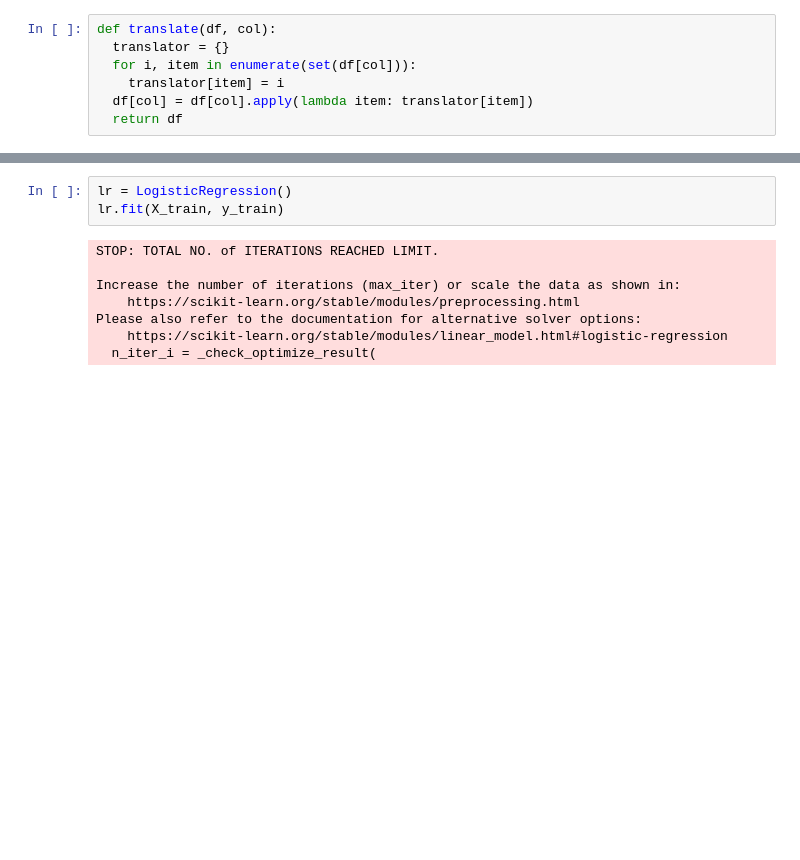
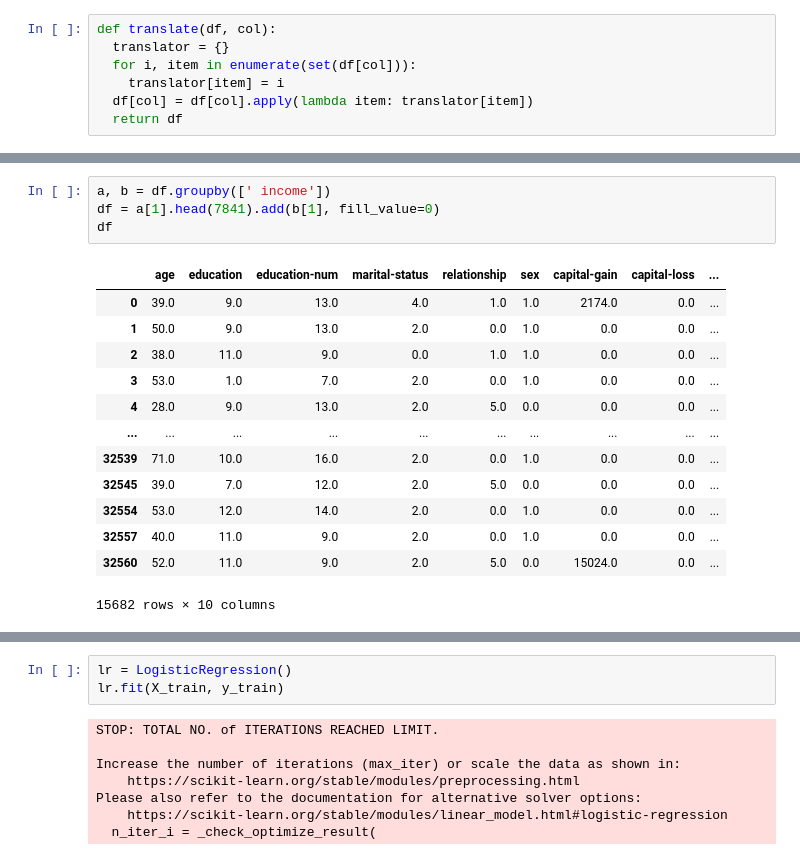
Before and after one commit to Adelaaas/Data_science_basic_22-23_2, a Jupyter notebook: Весенний семестр/home_work_2_log_reg/BykovLogReg.ipynb, the cells around one changed output, grey strips where cells are left out. Cells and saved outputs as stored; diff of their text form; blank space fills up the shorter version.

```diff
--- a/Весенний семестр/home_work_2_log_reg/BykovLogReg.ipynb
+++ b/Весенний семестр/home_work_2_log_reg/BykovLogReg.ipynb
@@ -166,3 +182,21 @@ df
+# %%
+a, b = df.groupby([' income'])
+df = a[1].head(7841).add(b[1], fill_value=0)
+df
+# %% [output]
+|  | age | education | education-num | marital-status | relationship | sex | capital-gain | capital-loss | ... |
+| 0 | 39.0 | 9.0 | 13.0 | 4.0 | 1.0 | 1.0 | 2174.0 | 0.0 | ... |
+| 1 | 50.0 | 9.0 | 13.0 | 2.0 | 0.0 | 1.0 | 0.0 | 0.0 | ... |
+| 2 | 38.0 | 11.0 | 9.0 | 0.0 | 1.0 | 1.0 | 0.0 | 0.0 | ... |
+| 3 | 53.0 | 1.0 | 7.0 | 2.0 | 0.0 | 1.0 | 0.0 | 0.0 | ... |
+| 4 | 28.0 | 9.0 | 13.0 | 2.0 | 5.0 | 0.0 | 0.0 | 0.0 | ... |
+| ... | ... | ... | ... | ... | ... | ... | ... | ... | ... |
+| 32539 | 71.0 | 10.0 | 16.0 | 2.0 | 0.0 | 1.0 | 0.0 | 0.0 | ... |
+| 32545 | 39.0 | 7.0 | 12.0 | 2.0 | 5.0 | 0.0 | 0.0 | 0.0 | ... |
+| 32554 | 53.0 | 12.0 | 14.0 | 2.0 | 0.0 | 1.0 | 0.0 | 0.0 | ... |
+| 32557 | 40.0 | 11.0 | 9.0 | 2.0 | 0.0 | 1.0 | 0.0 | 0.0 | ... |
+| 32560 | 52.0 | 11.0 | 9.0 | 2.0 | 5.0 | 0.0 | 15024.0 | 0.0 | ... |
+15682 rows × 10 columns
 # %%
 X = df.drop([' income'], axis=1)
 y = df[' income']
```
Also changed, not shown: parts of 20 cells of this notebook.
